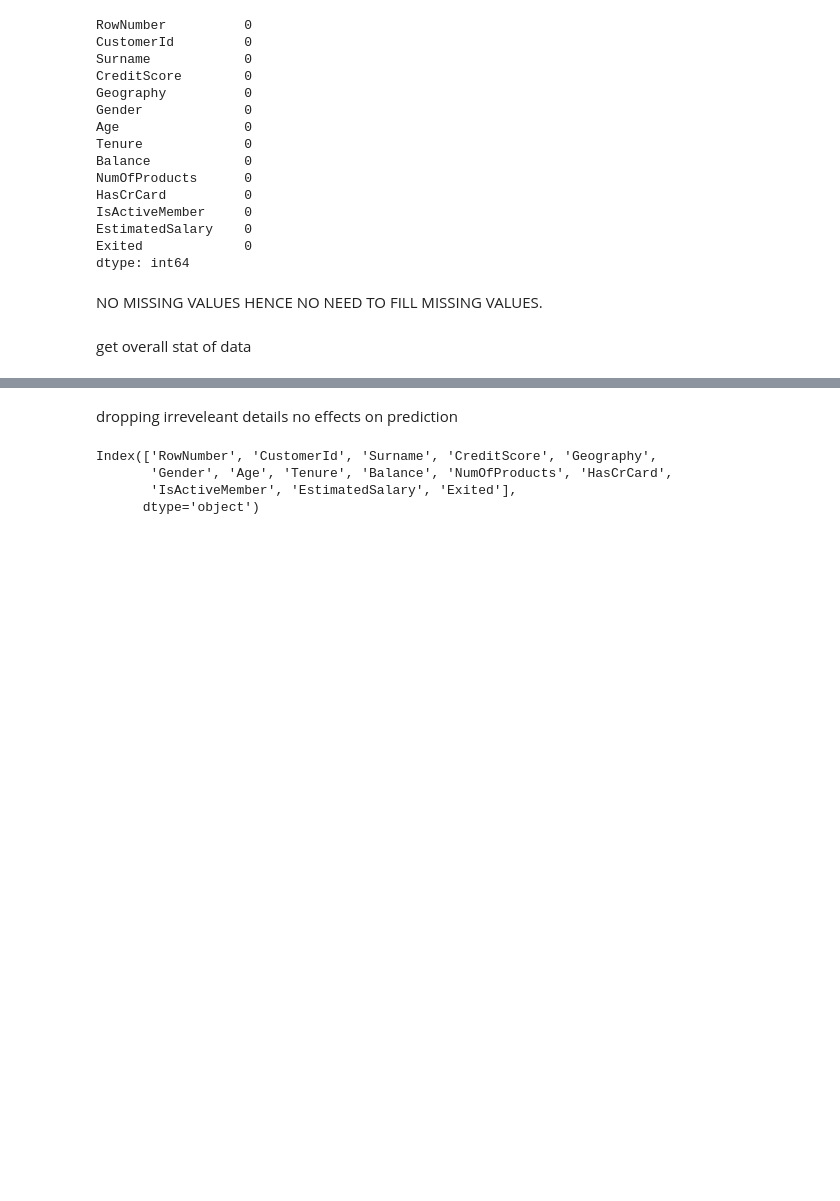
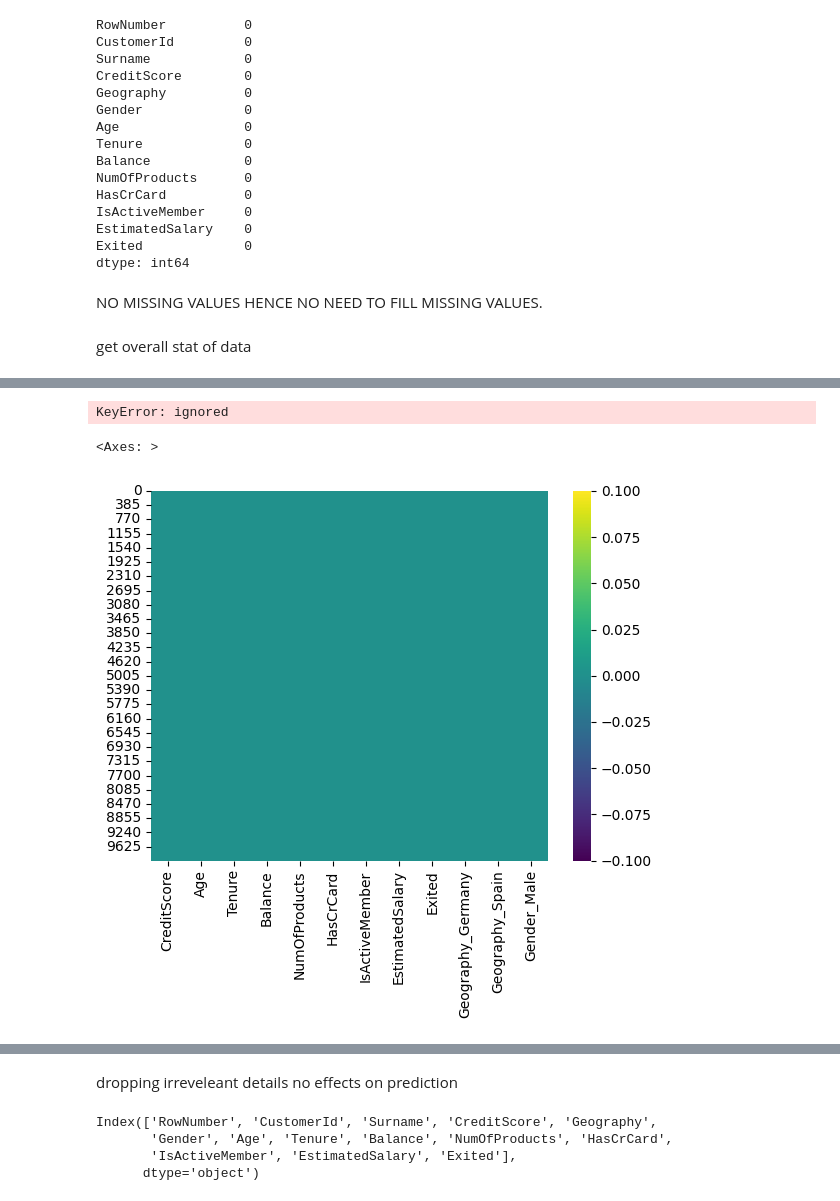
Before and after one commit to Neha-Seirah/ML-Activities-, a Jupyter notebook: churning.ipynb, the cells around one changed output, grey strips where cells are left out. Saved outputs shown, nothing was run; the diff lists cells and outputs as text; code cells hidden in the pictures; blank space fills up the shorter version.

```diff
--- a/churning.ipynb
+++ b/churning.ipynb
@@ -75,3 +75,13 @@ df.describe()
 | 50% | 5000.50000 | 1.569074e+07 | 652.000000 | 37.000000 | 5.000000 | 97198.540000 | 1.000000 | 1.00000 | ... |
 | 75% | 7500.25000 | 1.575323e+07 | 718.000000 | 44.000000 | 7.000000 | 127644.240000 | 2.000000 | 1.00000 | ... |
 | max | 10000.00000 | 1.581569e+07 | 850.000000 | 92.000000 | 10.000000 | 250898.090000 | 4.000000 | 1.00000 | ... |
+# %%
+df['Gender'].value_counts().plot(kind='bar',title='gender',grid=True)
+plt.show()
+# %% [output]
+KeyError: ignored
+# %%
+sns.heatmap(df.isnull(),cmap='viridis')
+# %% [output]
+<Axes: >
+[figure, added]
```
Also changed, not shown: parts of 5 cells of this notebook.
